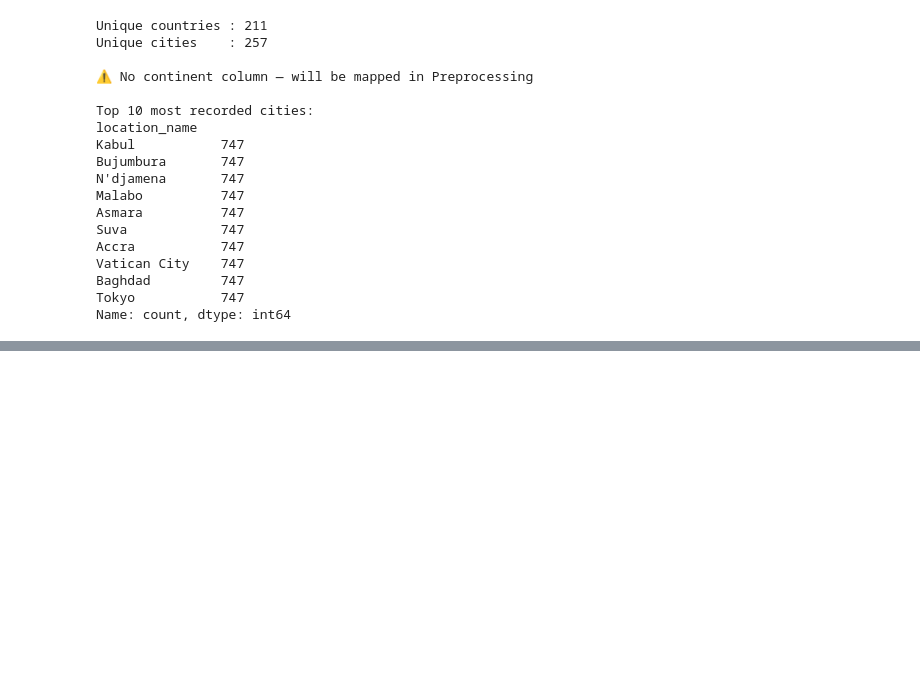
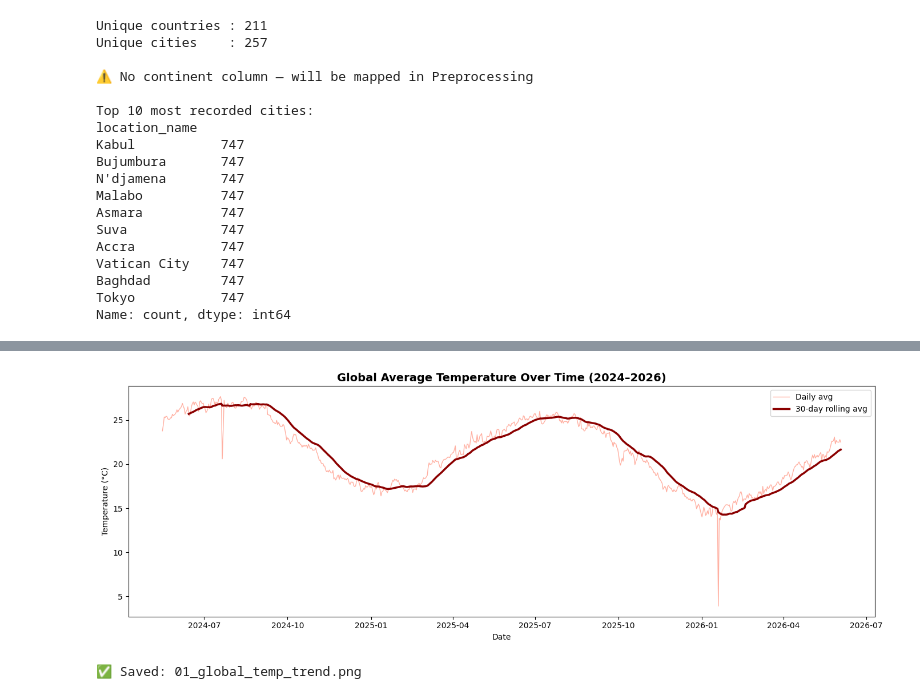
Before and after one commit to Rehaan-2006/weather-trend-forecasting, a Jupyter notebook: notebooks/01_eda.ipynb, the cells around one changed output, grey strips where cells are left out. Saved outputs shown, nothing was run; the diff lists cells and outputs as text; code cells hidden in the pictures; blank space fills up the shorter version.

Commit message:
Phase 3: EDA and all 9 visualizations complete

```diff
--- a/notebooks/01_eda.ipynb
+++ b/notebooks/01_eda.ipynb
@@ -114,0 +220,23 @@ Name: count, dtype: int64
+# %%
+daily_temp = (df.groupby(df['last_updated'].dt.date)['temperature_celsius']
+                .mean().reset_index())
+daily_temp.columns = ['date', 'avg_temp']
+daily_temp['date'] = pd.to_datetime(daily_temp['date'])
+
+plt.figure(figsize=(14, 5))
+plt.plot(daily_temp['date'], daily_temp['avg_temp'],
+         color='tomato', linewidth=1, alpha=0.5, label='Daily avg')
+plt.plot(daily_temp['date'], daily_temp['avg_temp'].rolling(30).mean(),
+         color='darkred', linewidth=2.5, label='30-day rolling avg')
+plt.title('Global Average Temperature Over Time (2024–2026)',
+          fontsize=14, fontweight='bold')
+plt.xlabel('Date')
+plt.ylabel('Temperature (°C)')
+plt.legend()
+plt.tight_layout()
+plt.savefig('../outputs/01_global_temp_trend.png', dpi=150)
+plt.show()
+print("✅ Saved: 01_global_temp_trend.png")
+# %% [output]
+[figure, added]
+✅ Saved: 01_global_temp_trend.png
```
Also changed, not shown: parts of 5 cells of this notebook.
